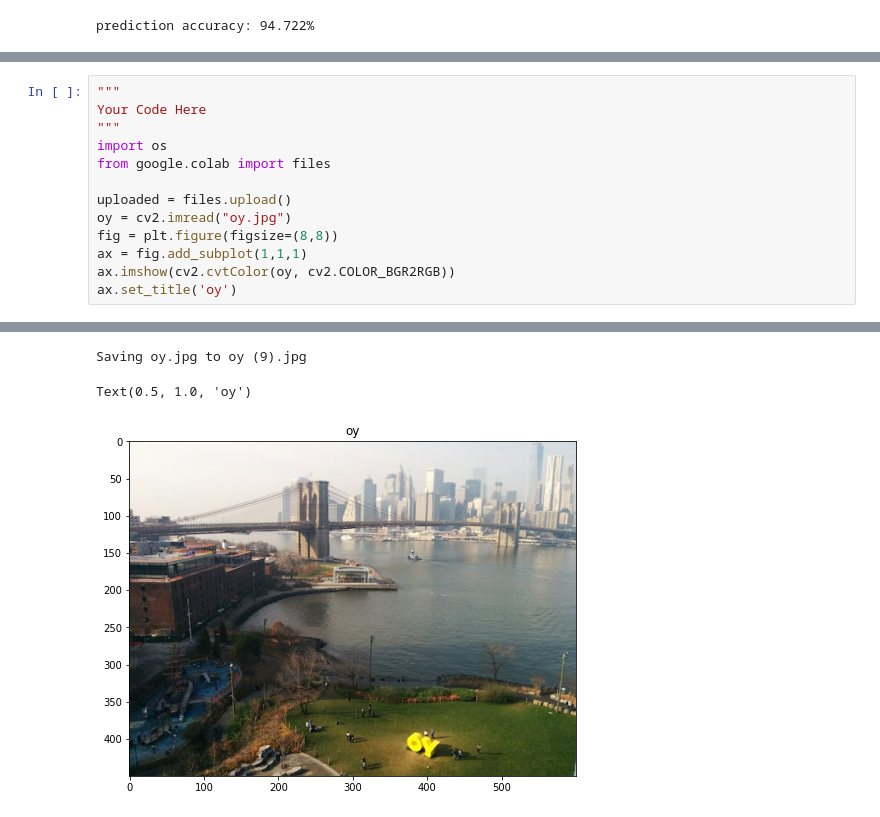
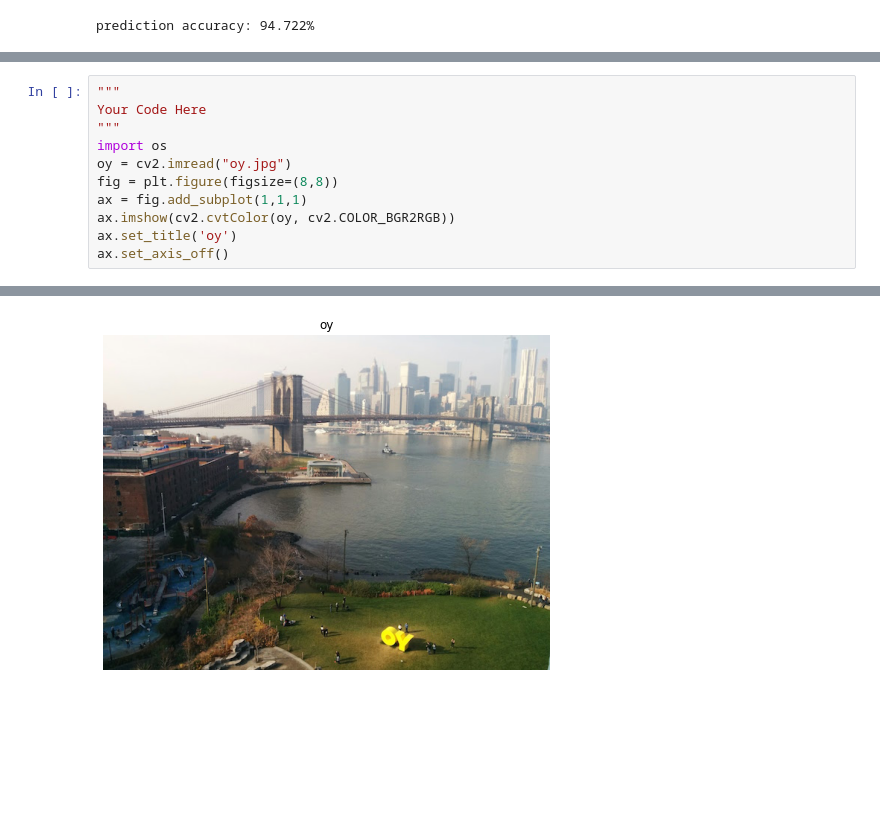
Before and after one commit to ynahum/cv_hw, a Jupyter notebook: wet0/ee046746_hw0_207734088_034462796.ipynb, the cells around one changed output, grey strips where cells are left out. Drawn from its saved outputs; the diff is of its cells as text; blank space fills up the shorter version.

```diff
--- a/wet0/ee046746_hw0_207734088_034462796.ipynb
+++ b/wet0/ee046746_hw0_207734088_034462796.ipynb
@@ -625,12 +629,10 @@ Load the image `oy.jpg` and display it.
 Your Code Here
 """
 import os
-from google.colab import files
-
-uploaded = files.upload()
 oy = cv2.imread("oy.jpg")
 fig = plt.figure(figsize=(8,8))
 ax = fig.add_subplot(1,1,1)
 ax.imshow(cv2.cvtColor(oy, cv2.COLOR_BGR2RGB))
 ax.set_title('oy')
+ax.set_axis_off()
 # %% [output]
@@ -638,6 +639,4 @@ ax.set_title('oy')
-Saving oy.jpg to oy (9).jpg
-Text(0.5, 1.0, 'oy')
-[figure, old version]
+[figure, new version]
 # %% [markdown]
 ### <img src="https://img.icons8.com/color/96/000000/deadlift.png" style="height:50px;display:inline"> Exercise 5
 
```
Also changed, not shown: parts of 13 cells of this notebook.
